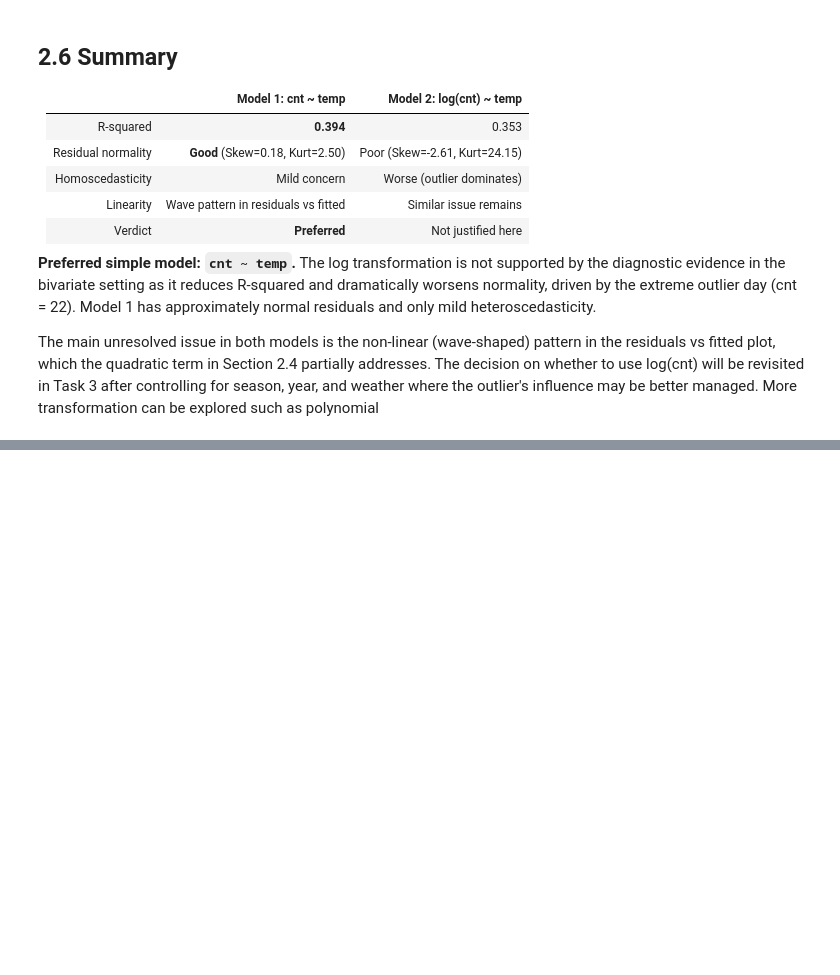
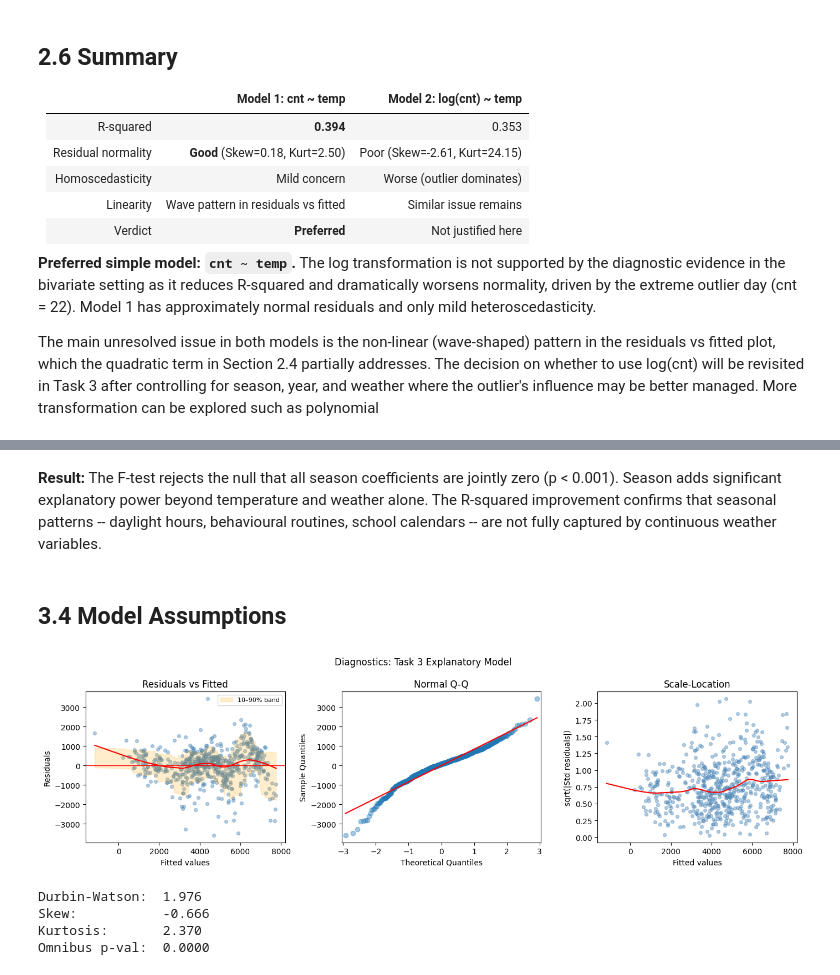
Before and after one commit to thegiapham/qbus2810, a Jupyter notebook: qbus2810_assignment.ipynb, the cells around one changed output, grey strips where cells are left out. Cells and saved outputs as stored; diff of their text form; code cells hidden in the pictures; blank space fills up the shorter version.

```diff
--- a/qbus2810_assignment.ipynb
+++ b/qbus2810_assignment.ipynb
@@ -690,0 +698,7 @@ year, and weather where the outlier's influence may be better managed. More tran
+# %%
+from statsmodels.stats.outliers_influence import variance_inflation_factor
+import patsy
+
+formula_t3 = 'cnt ~ temp + C(season) + yr + C(weathersit) + hum + windspeed + workingday'
+m3 = smf.ols(formula_t3, data=train).fit()
+print(m3.summary())
@@ -690,0 +801,59 @@ year, and weather where the outlier's influence may be better managed. More tran
+# %% [markdown]
+**Result:** The F-test rejects the null that all season coefficients are jointly zero (p < 0.001).
+Season adds significant explanatory power beyond temperature and weather alone. The R-squared
+improvement confirms that seasonal patterns -- daylight hours, behavioural routines, school
+calendars -- are not fully captured by continuous weather variables.
+# %% [markdown]
+## 3.4 Model Assumptions
+# %%
+def diag3(model, title, savepath=None):
+    fitted    = model.fittedvalues
+    resid     = model.resid
+    std_resid = resid / resid.std()
+    sqrt_abs  = np.sqrt(np.abs(std_resid))
+
+    # Sort by fitted for rolling quantile band
+    _df = pd.DataFrame({'f': fitted, 'r': resid}).sort_values('f')
+    _w  = max(20, len(_df) // 10)
+    _lo = _df['r'].rolling(_w, center=True, min_periods=10).quantile(0.10)
+    _hi = _df['r'].rolling(_w, center=True, min_periods=10).quantile(0.90)
+
+    fig, axes = plt.subplots(1, 3, figsize=(14, 4))
+    fig.suptitle(f'Diagnostics: {title}', fontsize=12)
+
+    axes[0].scatter(fitted, resid, alpha=0.4, s=18, color='steelblue')
+    axes[0].fill_between(_df['f'], _lo, _hi, alpha=0.2, color='orange', label='10–90% band')
+    axes[0].axhline(0, color='red', linewidth=1)
+    lw = sm.nonparametric.lowess(resid, fitted, frac=0.4)
+    axes[0].plot(lw[:, 0], lw[:, 1], 'red', linewidth=1.5)
+    axes[0].set_xlabel('Fitted values'); axes[0].set_ylabel('Residuals')
+    axes[0].set_title('Residuals vs Fitted')
+    axes[0].legend(fontsize=8)
+
+    sm.qqplot(resid, line='s', alpha=0.4, ax=axes[1], color='steelblue')
+    axes[1].set_title('Normal Q-Q')
+
+    axes[2].scatter(fitted, sqrt_abs, alpha=0.4, s=18, color='steelblue')
+    lw2 = sm.nonparametric.lowess(sqrt_abs, fitted, frac=0.4)
+    axes[2].plot(lw2[:, 0], lw2[:, 1], 'red', linewidth=1.5)
+    axes[2].set_xlabel('Fitted values'); axes[2].set_ylabel('sqrt(|Std residuals|)')
+    axes[2].set_title('Scale-Location')
+
+    plt.tight_layout()
+    plt.savefig('task3/fig_task3_diag.pdf', dpi=150, bbox_inches='tight')
+    plt.show()
+
+diag3(m3, 'Task 3 Explanatory Model')
+
+omni_stat, omni_p = sm.stats.omni_normtest(m3.resid)
+dw = sm.stats.stattools.durbin_watson(m3.resid)
+print(f'Durbin-Watson:  {dw:.3f}')
+print(f'Skew:           {m3.resid.skew():.3f}')
+print(f'Kurtosis:       {m3.resid.kurtosis():.3f}')
+print(f'Omnibus p-val:  {omni_p:.4f}')
+# %% [output]
+[figure, added]
+Durbin-Watson:  1.976
+Skew:           -0.666
+Kurtosis:       2.370
+Omnibus p-val:  0.0000
```
Also changed, not shown: parts of 62 cells of this notebook, 25 other files.
